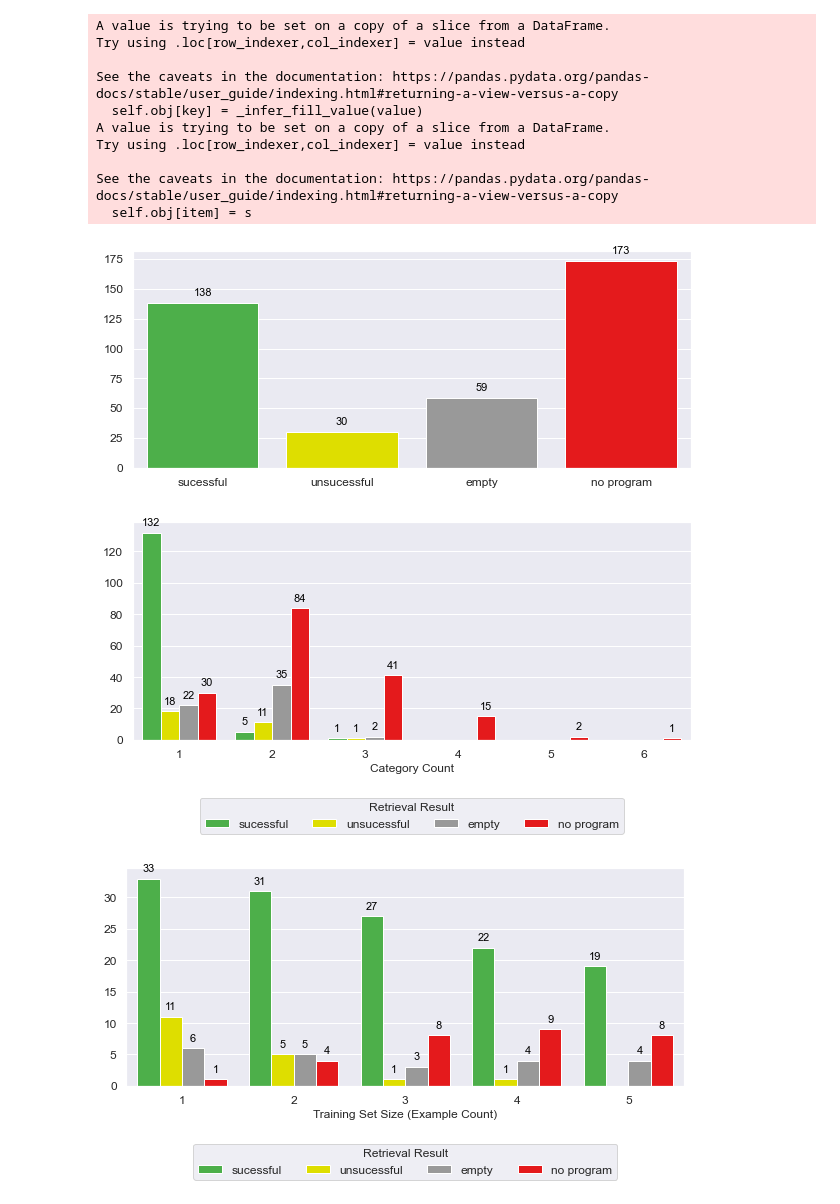
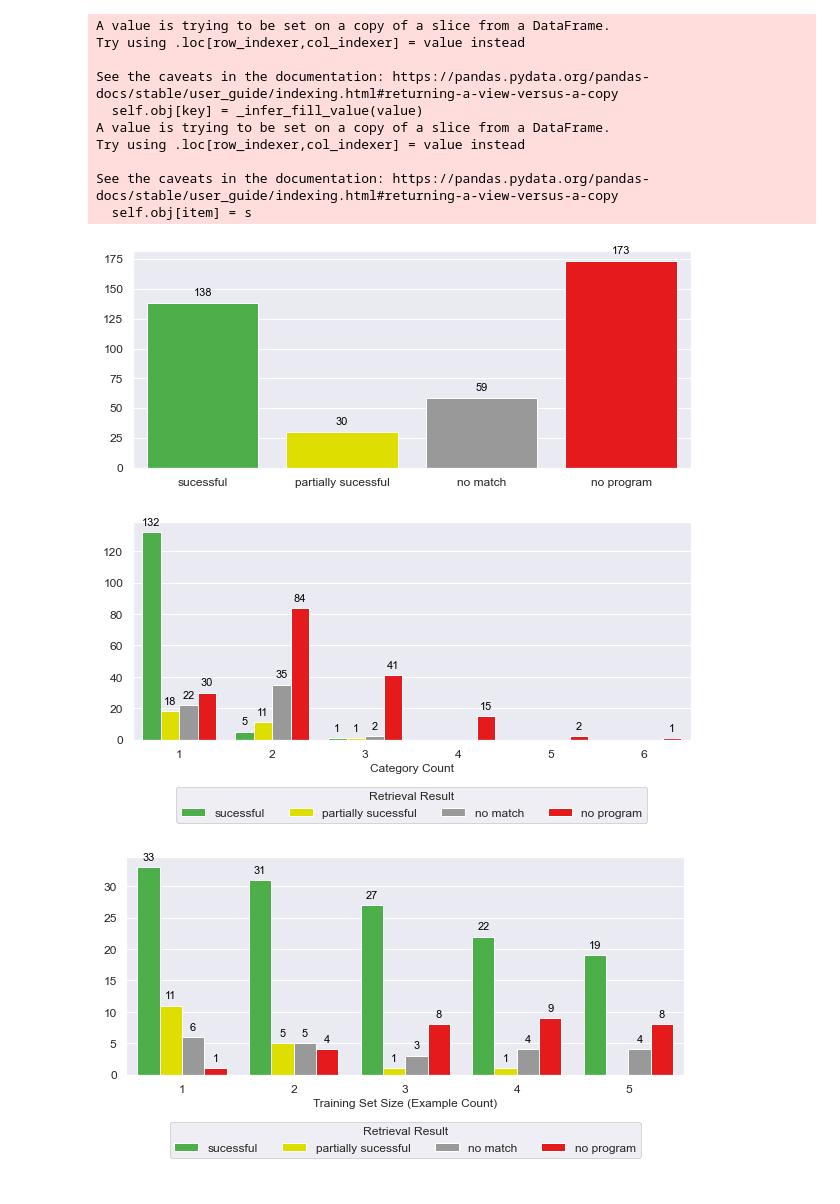
Before and after one commit to lacinoire/master-thesis, a Jupyter notebook: evaluation/results/big_study_data_analysis.ipynb, the cells around one changed output. Saved outputs shown, nothing was run; the diff lists cells and outputs as text; code cells hidden in the pictures.

```diff
--- a/evaluation/results/big_study_data_analysis.ipynb
+++ b/evaluation/results/big_study_data_analysis.ipynb
@@ -47,9 +47,9 @@ def process_fig(ax, name, technique, int_annotation, hue_title, labels=[], fonts
     if (hue_title != ''):
         if (labels != []):
             handles, x = ax.get_legend_handles_labels()
-            ax.legend(handles=handles, loc='center', ncol=6, bbox_to_anchor=(0.25, -0.5, 0.5, 0.3), title=hue_title, labels=labels)
+            ax.legend(handles=handles, loc='center', ncol=6, bbox_to_anchor=(0.25, -0.45, 0.5, 0.3), title=hue_title, labels=labels)
         else:
-            ax.legend(loc='center', ncol=6, bbox_to_anchor=(0.25, -0.5, 0.5, 0.3), title=hue_title)
+            ax.legend(loc='center', ncol=6, bbox_to_anchor=(0.25, -0.45, 0.5, 0.3), title=hue_title)
     ax.set_ylabel('')
     pdf_fig(ax, name + '-' + technique)
     plt.show()
@@ -322,31 +322,31 @@ See the caveats in the documentation: https://pandas.pydata.org/pandas-docs/stab
   self.obj[item] = s
 # %%
 # Rewrite strings to make them fit one line in plot
-failed.loc[failed['to'] == 'unsuccessful\nretrieval', 'to'] = 'unsucessful'
+failed.loc[failed['to'] == 'unsuccessful\nretrieval', 'to'] = 'partially sucessful'
 failed.loc[failed['to'] == 'successful\nretrieval', 'to'] = 'sucessful'
-failed.loc[failed['to'] == 'empty\nretrieval', 'to'] = 'empty'
+failed.loc[failed['to'] == 'empty\nretrieval', 'to'] = 'no match'
 failed.loc[failed['to'] == 'no consistent\nprogram found', 'to'] = 'no program'
 # %%
 #pbe_fail_order = ['successful\nretrieval', 'unsuccessful\nretrieval', 'empty\nretrieval', 'no consistent\nprogram found']
-pbe_fail_order = ['sucessful', 'unsucessful', 'empty', 'no program']
+pbe_fail_order = ['sucessful', 'partially sucessful', 'no match', 'no program']
 
 pbe_fail_palette = ['#4daf4a', '#dede00', '#999999', '#e41a1c']
 
 ax = sns.countplot(x="to",
                    data=failed, order=pbe_fail_order,
                    palette=pbe_fail_palette , saturation=1)
 #ax.set_xticklabels(ax.get_xticklabels(), rotation=40, ha="right")
 ax.set_xlabel('')
 process_fig(ax, 'failure-reason', 'PBE', True, '')
 # %% [output]
-[figure, old version]
+[figure, new version]
 # %%
 # pbe failure reason against category count
 ax = sns.countplot(x='Category Count', hue='to', data=failed, hue_order=pbe_fail_order,
                    palette=pbe_fail_palette , saturation=1)
 process_fig(ax, 'failure-reason-categorycount', 'PBE', True, 'Retrieval Result', fontsize=11)
 # %% [output]
-[figure, old version]
+[figure, new version]
 # %%
 # pbe failure reason against example count
 ax = sns.countplot(x='Example Count', hue='to', data=failed[failed['Category Count'] == 1], hue_order=pbe_fail_order,
@@ -354,7 +354,7 @@ ax = sns.countplot(x='Example Count', hue='to', data=failed[failed['Category Cou
 ax.set_xlabel('Training Set Size (Example Count)')
 process_fig(ax, 'failure-reason-examplecount', 'PBE', True, 'Retrieval Result')
 # %% [output]
-[figure, old version]
+[figure, new version]
 # %%
 # precision one technique against example count
 ax = sns.swarmplot(x='Example Count', y='Precision', hue='to', data=failed[failed['Category Count'] == 1], hue_order=pbe_fail_order,
```
Also changed, not shown: parts of 21 cells of this notebook, 32 other files.
